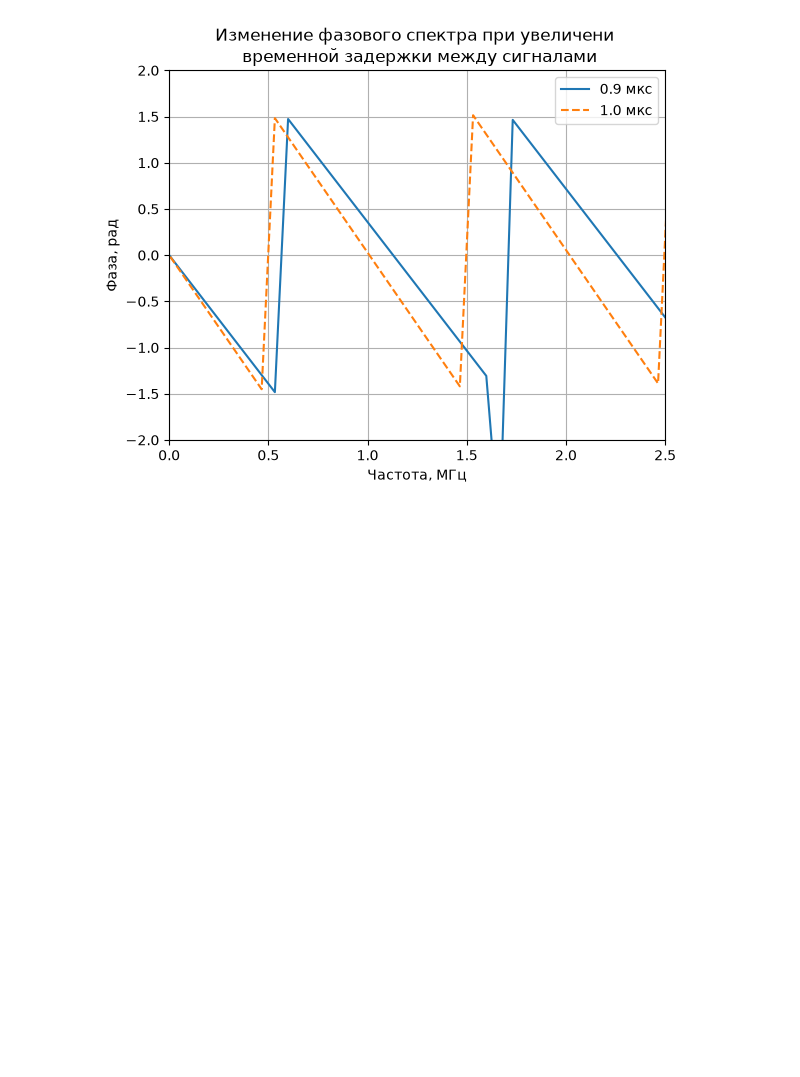
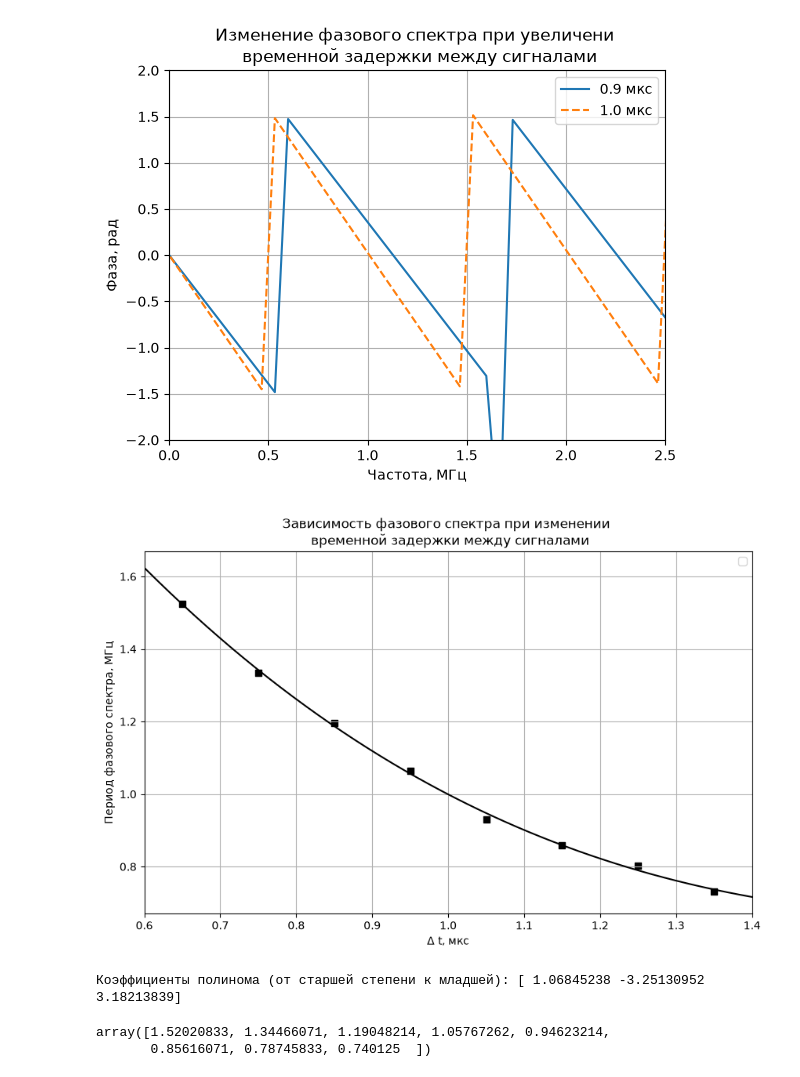
Before and after one commit to yarstek1/image_scan_gui, a Jupyter notebook: test.ipynb, the cells around one changed output. Saved outputs shown, nothing was run; the diff lists cells and outputs as text; code cells hidden in the pictures; blank space fills up the shorter version.

```diff
--- a/test.ipynb
+++ b/test.ipynb
@@ -57,3 +62,38 @@ plt.legend()
 plt.grid()
 # %% [output]
 [figure]
+# %%
+shifts = np.array([0.65, 0.75, 0.85, 0.95, 1.05, 1.15, 1.25, 1.35])
+periods = np.array([1.525, 1.334, 1.197, 1.064, 0.931, 0.858, 0.802, 0.732])
+xlims = (0.6, 1.4)
+shifts_axis = np.linspace(xlims[0], xlims[1], 50, endpoint = True)
+coeffs = np.polyfit(shifts, periods, deg=3)
+p = np.poly1d(coeffs)
+periods_predict = p(shifts_axis)
+
+plt.figure(figsize = (10,6))
+plt.scatter(shifts, periods, marker = ',', c = 'black')
+plt.plot(shifts_axis, periods_predict, c = 'black')
+plt.title("Зависимость фазового спектра при изменении \n временной задержки между сигналами")
+plt.xlim(xlims[0], xlims[1])
+plt.xlabel("Δ t, мкс")
+plt.ylabel("Период фазового спектра, МГц")
+plt.legend()
+plt.grid()
+# %% [output]
+[figure, added]
+# %%
+# Степень полинома = 2
+coeffs = np.polyfit(shifts, periods, deg=2)
+print("Коэффициенты полинома (от старшей степени к младшей):", coeffs)
+
+# Предсказание значений
+p = np.poly1d(coeffs)
+y_pred = p(shifts)
+# %% [output]
+Коэффициенты полинома (от старшей степени к младшей): [ 1.06845238 -3.25130952  3.18213839]
+# %%
+y_pred
+# %% [output]
+array([1.52020833, 1.34466071, 1.19048214, 1.05767262, 0.94623214,
+       0.85616071, 0.78745833, 0.740125  ])
```
Also changed, not shown: parts of 2 cells of this notebook, 3 other files.
